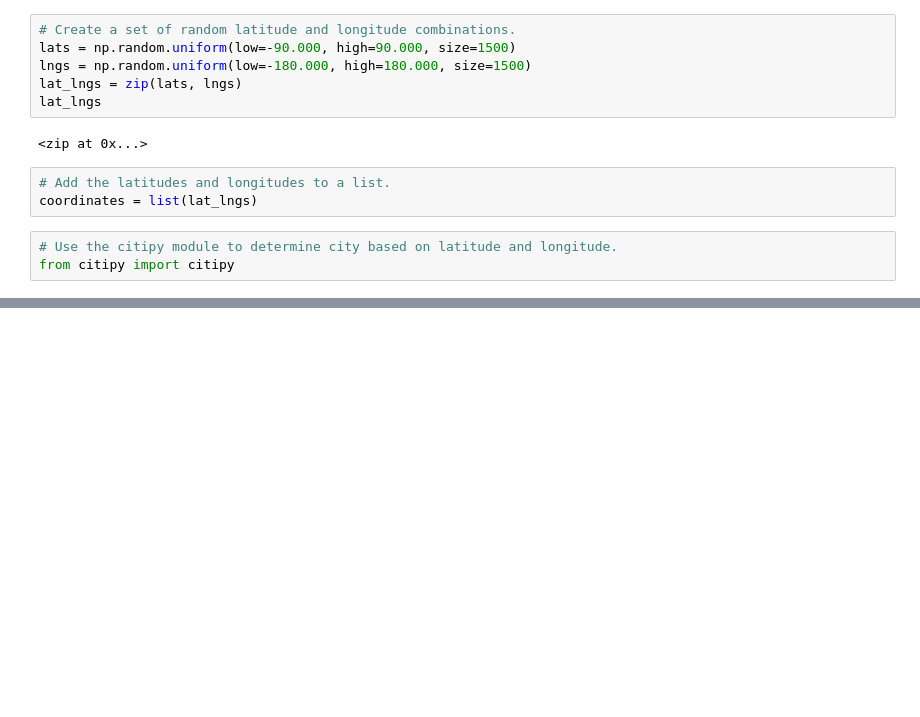
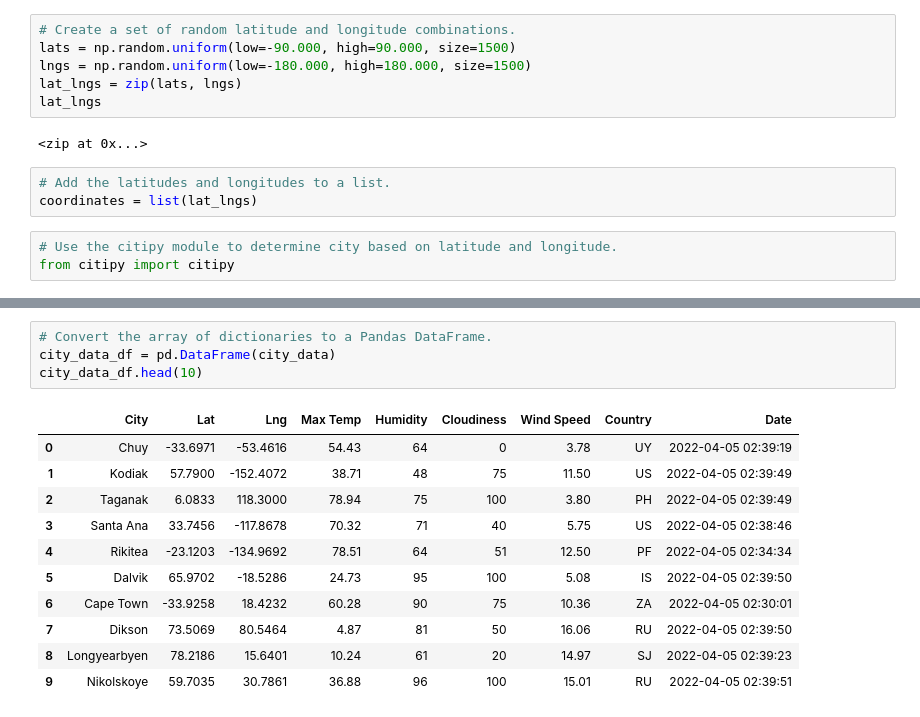
Before and after one commit to courtneysims/World_Weather_Analysis, a Jupyter notebook: WeatherPy.ipynb, the cells around one changed output, grey strips where cells are left out. Cells and saved outputs as stored; diff of their text form; blank space fills up the shorter version.

```diff
--- a/WeatherPy.ipynb
+++ b/WeatherPy.ipynb
@@ -42,0 +151,16 @@ kem ru
+# %%
+# Convert the array of dictionaries to a Pandas DataFrame.
+city_data_df = pd.DataFrame(city_data)
+city_data_df.head(10)
+# %% [output]
+|  | City | Lat | Lng | Max Temp | Humidity | Cloudiness | Wind Speed | Country | Date |
+| 0 | Chuy | -33.6971 | -53.4616 | 54.43 | 64 | 0 | 3.78 | UY | 2022-04-05 02:39:19 |
+| 1 | Kodiak | 57.7900 | -152.4072 | 38.71 | 48 | 75 | 11.50 | US | 2022-04-05 02:39:49 |
+| 2 | Taganak | 6.0833 | 118.3000 | 78.94 | 75 | 100 | 3.80 | PH | 2022-04-05 02:39:49 |
+| 3 | Santa Ana | 33.7456 | -117.8678 | 70.32 | 71 | 40 | 5.75 | US | 2022-04-05 02:38:46 |
+| 4 | Rikitea | -23.1203 | -134.9692 | 78.51 | 64 | 51 | 12.50 | PF | 2022-04-05 02:34:34 |
+| 5 | Dalvik | 65.9702 | -18.5286 | 24.73 | 95 | 100 | 5.08 | IS | 2022-04-05 02:39:50 |
+| 6 | Cape Town | -33.9258 | 18.4232 | 60.28 | 90 | 75 | 10.36 | ZA | 2022-04-05 02:30:01 |
+| 7 | Dikson | 73.5069 | 80.5464 | 4.87 | 81 | 50 | 16.06 | RU | 2022-04-05 02:39:50 |
+| 8 | Longyearbyen | 78.2186 | 15.6401 | 10.24 | 61 | 20 | 14.97 | SJ | 2022-04-05 02:39:23 |
+| 9 | Nikolskoye | 59.7035 | 30.7861 | 36.88 | 96 | 100 | 15.01 | RU | 2022-04-05 02:39:51 |
```
Also changed, not shown: parts of 8 cells of this notebook, 3 other files.
